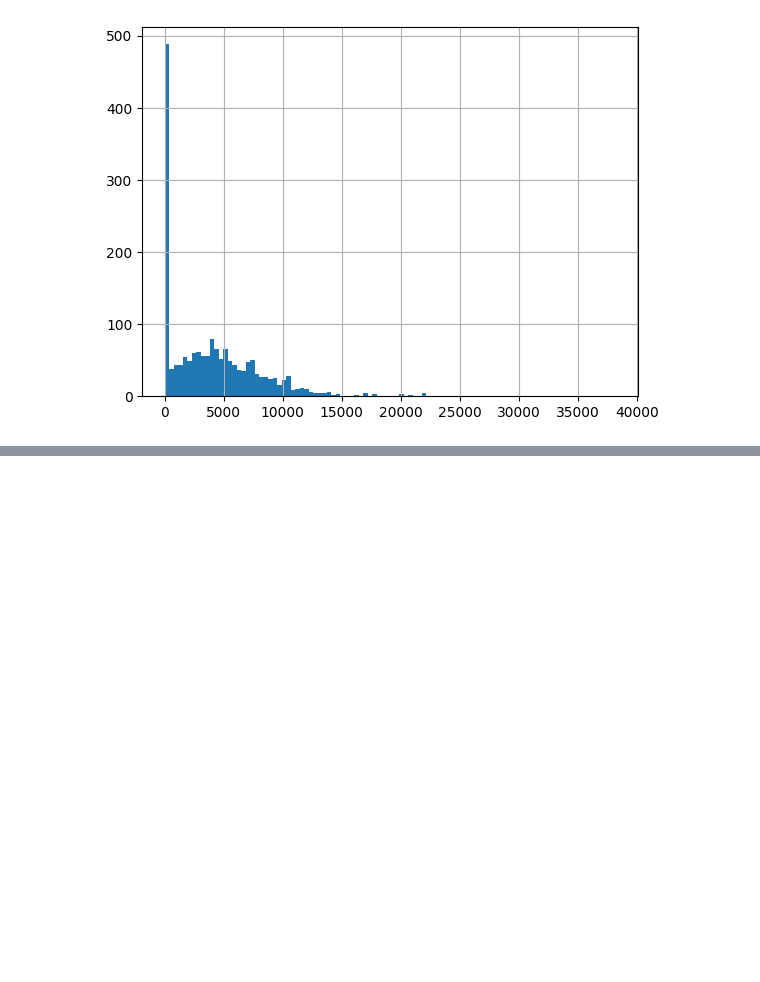
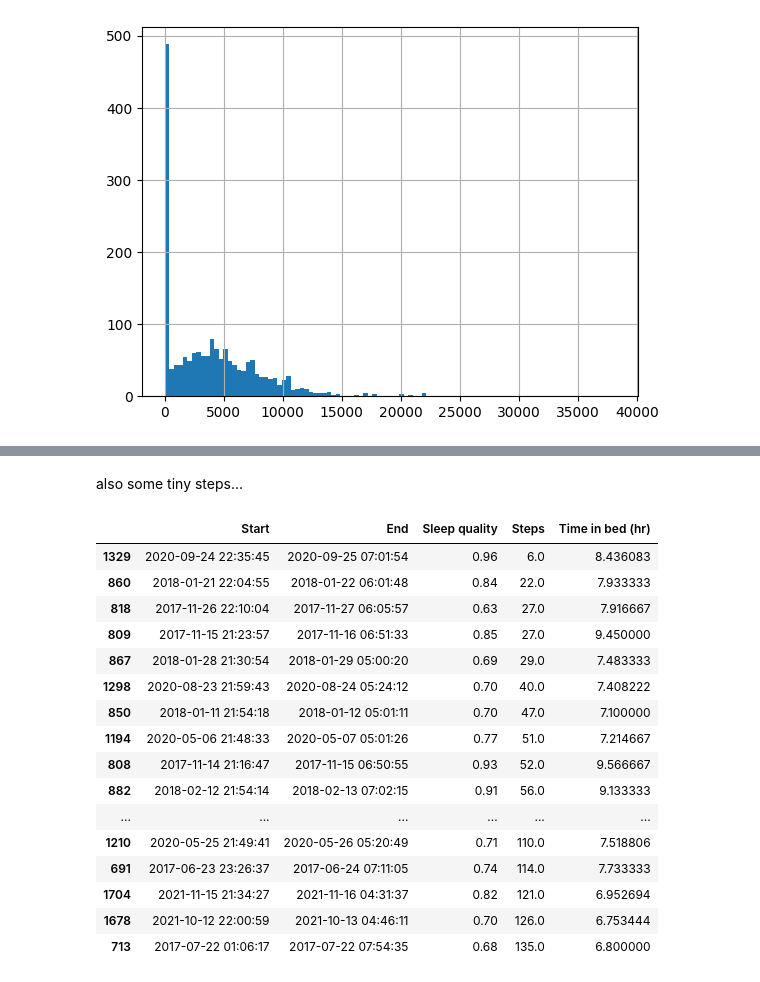
Before and after one commit to ricd99/endToEndML, a Jupyter notebook: notebooks/EDA.ipynb, the cells around one changed output, grey strips where cells are left out. Cells and saved outputs as stored; diff of their text form; code cells hidden in the pictures; blank space fills up the shorter version.

```diff
--- a/notebooks/EDA.ipynb
+++ b/notebooks/EDA.ipynb
@@ -448,0 +464,3 @@ df["Steps"].hist(bins=100)
+# %%
+df = df.replace(0, np.nan)
+df["Steps"].isna().value_counts()
@@ -448,0 +472,4 @@ df["Steps"].hist(bins=100)
+# %%
+df_bysteps = df.sort_values("Steps")
+df_bysteps.dropna(inplace=True)
+df_bysteps.head()
@@ -448,0 +483,22 @@ df["Steps"].hist(bins=100)
+# %% [markdown]
+also some tiny steps...
+# %%
+df_bysteps[:30]
+# %% [output]
+|  | Start | End | Sleep quality | Steps | Time in bed (hr) |
+| 1329 | 2020-09-24 22:35:45 | 2020-09-25 07:01:54 | 0.96 | 6.0 | 8.436083 |
+| 860 | 2018-01-21 22:04:55 | 2018-01-22 06:01:48 | 0.84 | 22.0 | 7.933333 |
+| 818 | 2017-11-26 22:10:04 | 2017-11-27 06:05:57 | 0.63 | 27.0 | 7.916667 |
+| 809 | 2017-11-15 21:23:57 | 2017-11-16 06:51:33 | 0.85 | 27.0 | 9.450000 |
+| 867 | 2018-01-28 21:30:54 | 2018-01-29 05:00:20 | 0.69 | 29.0 | 7.483333 |
+| 1298 | 2020-08-23 21:59:43 | 2020-08-24 05:24:12 | 0.70 | 40.0 | 7.408222 |
+| 850 | 2018-01-11 21:54:18 | 2018-01-12 05:01:11 | 0.70 | 47.0 | 7.100000 |
+| 1194 | 2020-05-06 21:48:33 | 2020-05-07 05:01:26 | 0.77 | 51.0 | 7.214667 |
+| 808 | 2017-11-14 21:16:47 | 2017-11-15 06:50:55 | 0.93 | 52.0 | 9.566667 |
+| 882 | 2018-02-12 21:54:14 | 2018-02-13 07:02:15 | 0.91 | 56.0 | 9.133333 |
+| ... | ... | ... | ... | ... | ... |
+| 1210 | 2020-05-25 21:49:41 | 2020-05-26 05:20:49 | 0.71 | 110.0 | 7.518806 |
+| 691 | 2017-06-23 23:26:37 | 2017-06-24 07:11:05 | 0.74 | 114.0 | 7.733333 |
+| 1704 | 2021-11-15 21:34:27 | 2021-11-16 04:31:37 | 0.82 | 121.0 | 6.952694 |
+| 1678 | 2021-10-12 22:00:59 | 2021-10-13 04:46:11 | 0.70 | 126.0 | 6.753444 |
+| 713 | 2017-07-22 01:06:17 | 2017-07-22 07:54:35 | 0.68 | 135.0 | 6.800000 |
```
Also changed, not shown: parts of 7 cells of this notebook.
